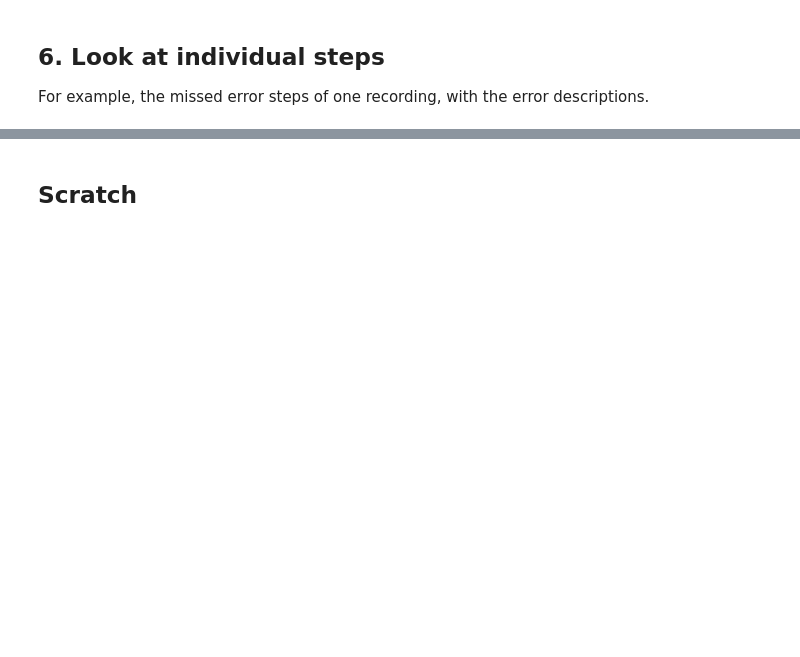
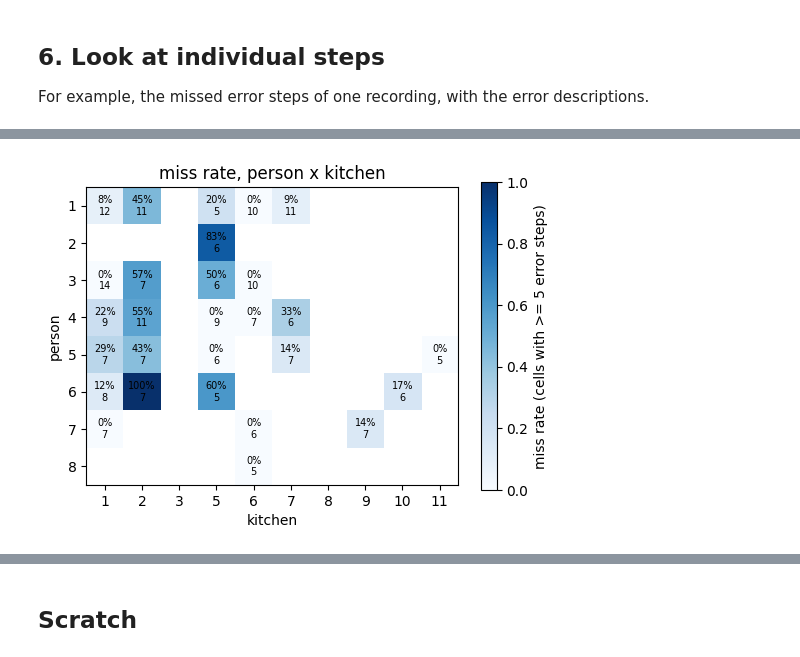
Before and after one commit to Harvey1202/steplens, a Jupyter notebook: docs/user_study/baseline_notebook.ipynb, the cells around one changed output, grey strips where cells are left out. Cells and saved outputs as stored; diff of their text form; code cells hidden in the pictures; blank space fills up the shorter version.

```diff
--- a/docs/user_study/baseline_notebook.ipynb
+++ b/docs/user_study/baseline_notebook.ipynb
@@ -254,0 +286,15 @@ df[(df.recording_id == rid)].sort_values("start_time")[cols]
+# %%
+e = test[test.has_errors]
+pivot = e.pivot_table(index="person_id", columns="environment_id", values="missed", aggfunc="mean")
+counts = e.pivot_table(index="person_id", columns="environment_id", values="missed", aggfunc="size")
+fig, ax = plt.subplots(figsize=(6, 4))
+im = ax.imshow(pivot.where(counts >= 5), cmap="Blues", vmin=0, vmax=1)
+ax.set_xticks(range(len(pivot.columns))); ax.set_xticklabels(pivot.columns); ax.set_xlabel("kitchen")
+ax.set_yticks(range(len(pivot.index))); ax.set_yticklabels(pivot.index); ax.set_ylabel("person")
+for i in range(pivot.shape[0]):
+    for j in range(pivot.shape[1]):
+        n = counts.iloc[i, j]
+        if n == n and n >= 5: ax.text(j, i, f"{pivot.iloc[i, j]:.0%}\n{int(n)}", ha="center", va="center", fontsize=7)
+fig.colorbar(im, label="miss rate (cells with >= 5 error steps)"); ax.set_title("miss rate, person x kitchen"); plt.show()
+# %% [output]
+[figure, added]
```
Also changed, not shown: parts of 3 cells of this notebook, 18 other files.
